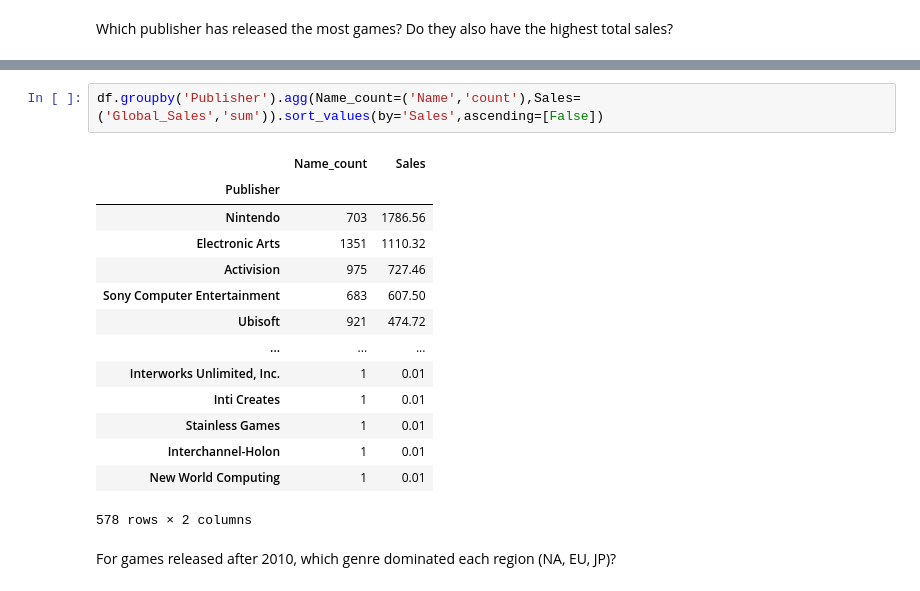
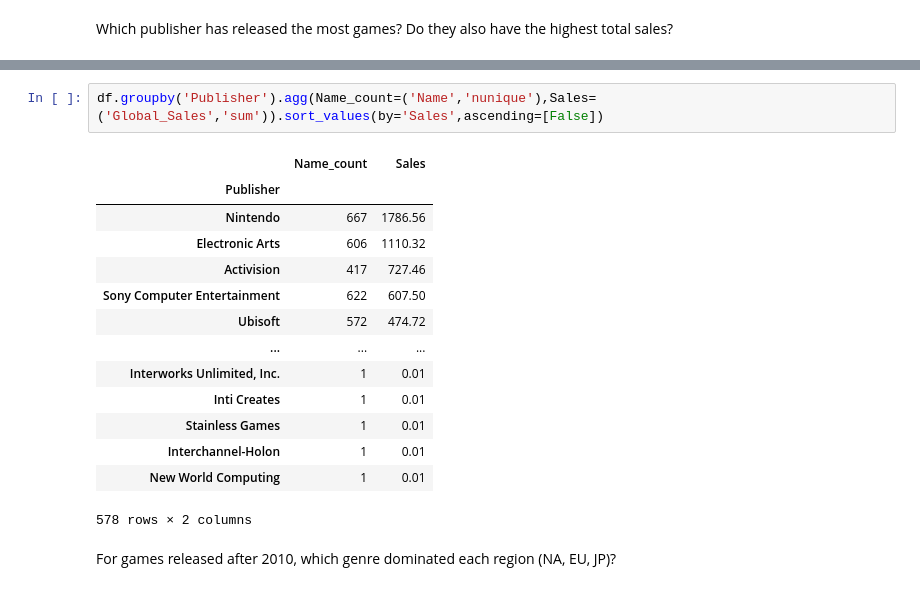
Before and after one commit to chileong/5m-data-Coaching-DS3-25Oct, a Jupyter notebook: assignment.ipynb, the cells around one changed output, grey strips where cells are left out. Cells and saved outputs as stored; diff of their text form.

```diff
--- a/assignment.ipynb
+++ b/assignment.ipynb
@@ -111,14 +93,14 @@ df.groupby('Publisher').agg(Name_count=('Name','count'),Sales=('Global_Sales','s
 578 rows × 2 columns
 # %%
-df.groupby('Publisher').agg(Name_count=('Name','count'),Sales=('Global_Sales','sum')).sort_values(by='Sales',ascending=[False])
+df.groupby('Publisher').agg(Name_count=('Name','nunique'),Sales=('Global_Sales','sum')).sort_values(by='Sales',ascending=[False])
 # %% [output]
 |  | Name_count | Sales |
 | Publisher |  |  |
-| Nintendo | 703 | 1786.56 |
-| Electronic Arts | 1351 | 1110.32 |
-| Activision | 975 | 727.46 |
-| Sony Computer Entertainment | 683 | 607.50 |
-| Ubisoft | 921 | 474.72 |
+| Nintendo | 667 | 1786.56 |
+| Electronic Arts | 606 | 1110.32 |
+| Activision | 417 | 727.46 |
+| Sony Computer Entertainment | 622 | 607.50 |
+| Ubisoft | 572 | 474.72 |
 | ... | ... | ... |
 | Interworks Unlimited, Inc. | 1 | 0.01 |
 | Inti Creates | 1 | 0.01 |
```
Also changed, not shown: parts of 7 cells of this notebook.
